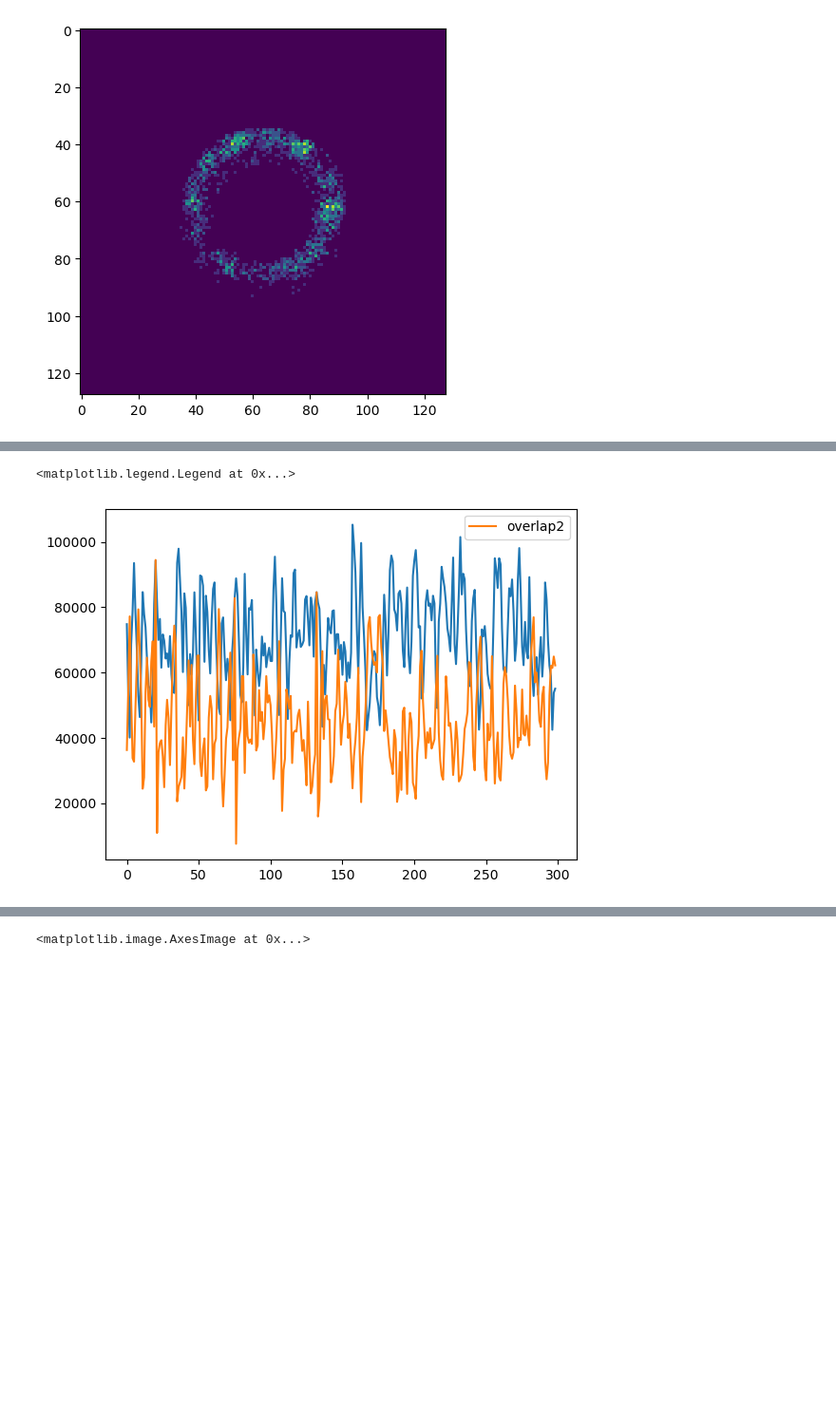
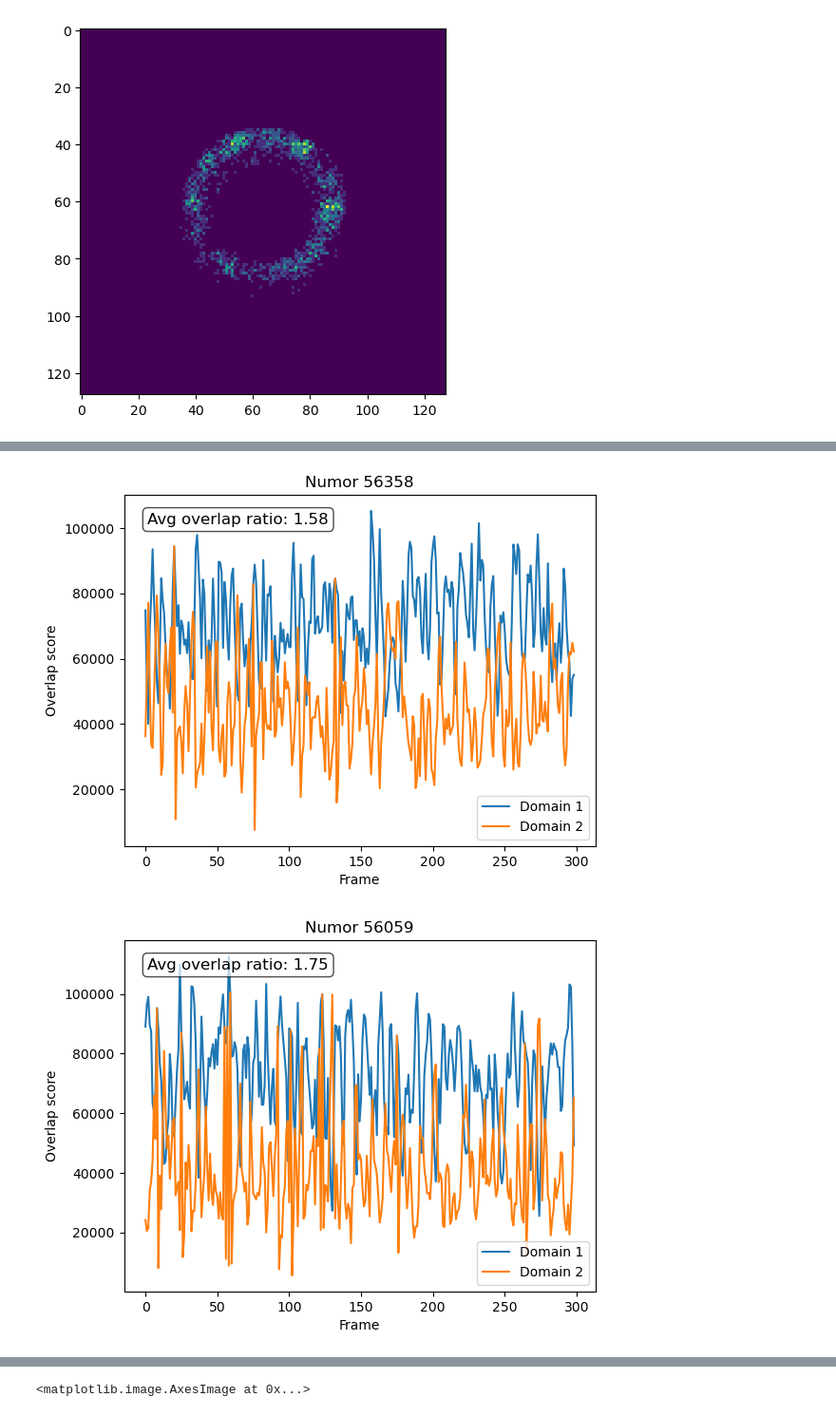
Before and after one commit to cadenmyers13/saf, a Jupyter notebook: notebooks/SkL_analysis/Find SkL Orientation.ipynb, the cells around one changed output, grey strips where cells are left out. Shown at 95% size. Drawn from its saved outputs; the diff is of its cells as text; code cells hidden in the pictures; blank space fills up the shorter version.

```diff
--- a/notebooks/SkL_analysis/Find SkL Orientation.ipynb
+++ b/notebooks/SkL_analysis/Find SkL Orientation.ipynb
@@ -111,7 +103,67 @@ offset1raw, offset2raw, overlap1, overlap2 = get_orientation(numors, blur=False)
-# %%
-plt.plot(-np.array(overlap1))
-plt.plot(-np.array(overlap2), label='overlap2')
-plt.legend()
-# %% [output]
-<matplotlib.legend.Legend at 0x...>
-[figure, removed]
+# %%
+# --- per-numor plots + collect ratios ---
+avg_ratios = []
+for i, numor in enumerate(numors):
+    o1 = np.array(overlap1[i])
+    o2 = np.array(overlap2[i])
+
+    # individual overlap scores (negated if you prefer)
+    plt.figure()
+    plt.plot(-o1, label='Domain 1')
+    plt.plot(-o2, label='Domain 2')
+    ratio = o1.mean() / o2.mean()
+    avg_ratios.append(ratio)
+
+    # annotate the per-numor average ratio
+    plt.text(
+        0.05, 0.95,
+        f'Avg overlap ratio: {ratio:.2f}',
+        transform=plt.gca().transAxes,
+        fontsize=12, verticalalignment='top',
+        bbox=dict(boxstyle='round', facecolor='white', alpha=0.7)
+    )
+    plt.legend(loc='lower right')
+    plt.title(f'Numor {numor}')
+    plt.xlabel('Frame')
+    plt.ylabel('Overlap score')
+    plt.grid(False)
+    plt.box(True)
+    plt.show()
+
+# --- summary plot of all ratios ---
+mean_ratio = np.mean(avg_ratios)
+std_ratio  = np.std(avg_ratios)
+
+plt.figure(figsize=(8, 5))
+plt.plot(numors, avg_ratios, marker='o', linestyle='-', label='Avg ratio per numor')
+
+# mean line and ±1 std band
+plt.axhline(mean_ratio, color='red', linestyle='--', label=f'Mean = {mean_ratio:.2f}')
+plt.fill_between(
+    numors,
+    mean_ratio - std_ratio,
+    mean_ratio + std_ratio,
+    color='red', alpha=0.2,
+    label=f'±1 STD = {std_ratio:.2f}'
+)
+
+# textbox with stats
+plt.text(
+    0.05, 0.95,
+    f'Overall mean: {mean_ratio:.2f}\nOverall std:  {std_ratio:.2f}',
+    transform=plt.gca().transAxes,
+    fontsize=12, verticalalignment='top',
+    bbox=dict(boxstyle='round', facecolor='white', alpha=0.8)
+)
+
+plt.xlabel('Numor')
+plt.ylabel('Mean(Overlap₁) / Mean(Overlap₂)')
+plt.title('Summary of Overlap Ratios Across Numors')
+plt.legend(loc='lower right')
+plt.grid(False)
+plt.box(True)
+plt.tight_layout()
+plt.show()
+# %% [output]
+[figure, added]
+[figure, added]
```
Also changed, not shown: parts of 5 cells of this notebook.
